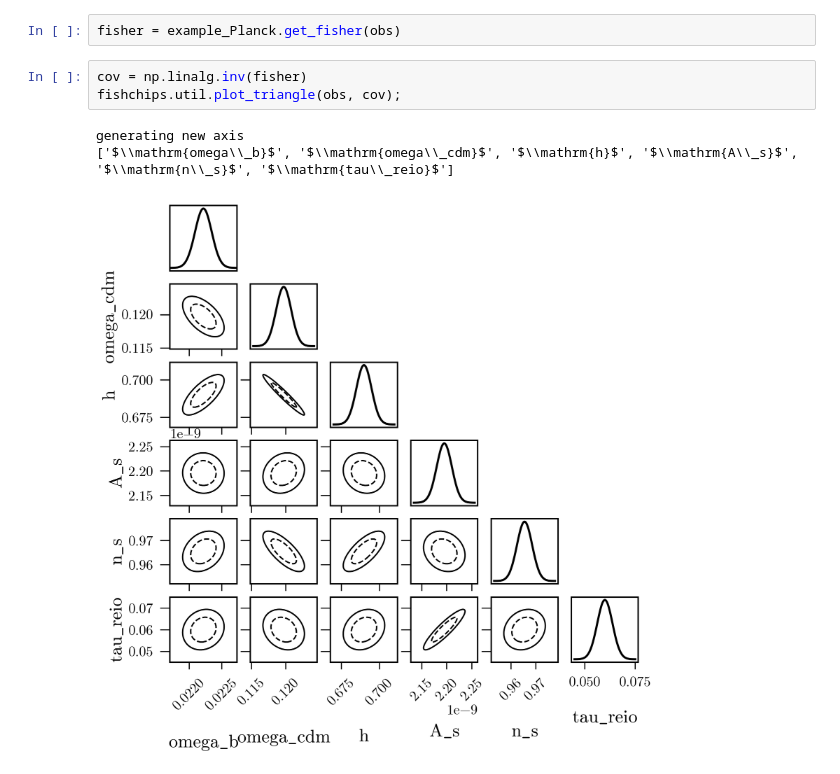
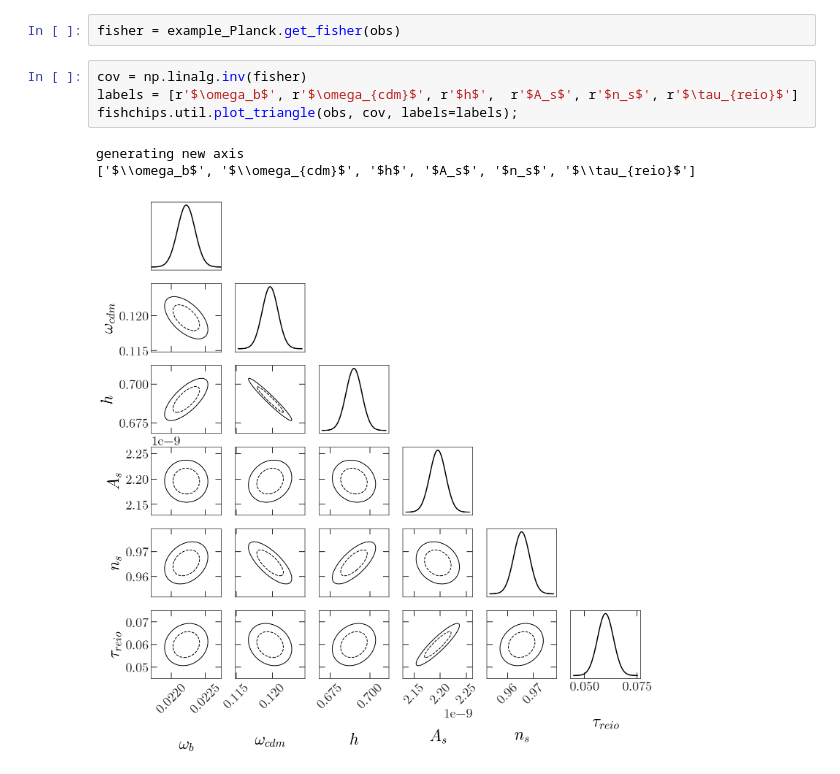
Before and after one commit to xzackli/fishchips-public, a Jupyter notebook: notebooks/Basic Example with Planck.ipynb, the cells around one changed output. Drawn from its saved outputs; the diff is of its cells as text.

Commit message:
generalized plotting routine, updated planck notebook to include plotting example. Allison et al forecast is currently broken!

```diff
--- a/notebooks/Basic Example with Planck.ipynb
+++ b/notebooks/Basic Example with Planck.ipynb
@@ -64,11 +63,12 @@ example_Planck = CMB_Primary(
 fisher = example_Planck.get_fisher(obs)
 # %%
 cov = np.linalg.inv(fisher)
-fishchips.util.plot_triangle(obs, cov);
+labels = [r'$\omega_b$', r'$\omega_{cdm}$', r'$h$',  r'$A_s$', r'$n_s$', r'$\tau_{reio}$']
+fishchips.util.plot_triangle(obs, cov, labels=labels);
 # %% [output]
 generating new axis
-['$\\mathrm{omega\\_b}$', '$\\mathrm{omega\\_cdm}$', '$\\mathrm{h}$', '$\\mathrm{A\\_s}$', '$\\mathrm{n\\_s}$', '$\\mathrm{tau\\_reio}$']
+['$\\omega_b$', '$\\omega_{cdm}$', '$h$', '$A_s$', '$n_s$', '$\\tau_{reio}$']
-[figure, old version]
+[figure, new version]
 # %%
 plt.plot(example_Planck.noise_T)
 plt.plot(obs.cosmos['fiducial'].lensed_cl()['tt'] * (2.72*1e6)**2)
```
Also changed, not shown: parts of 8 cells of this notebook, 5 other files.
